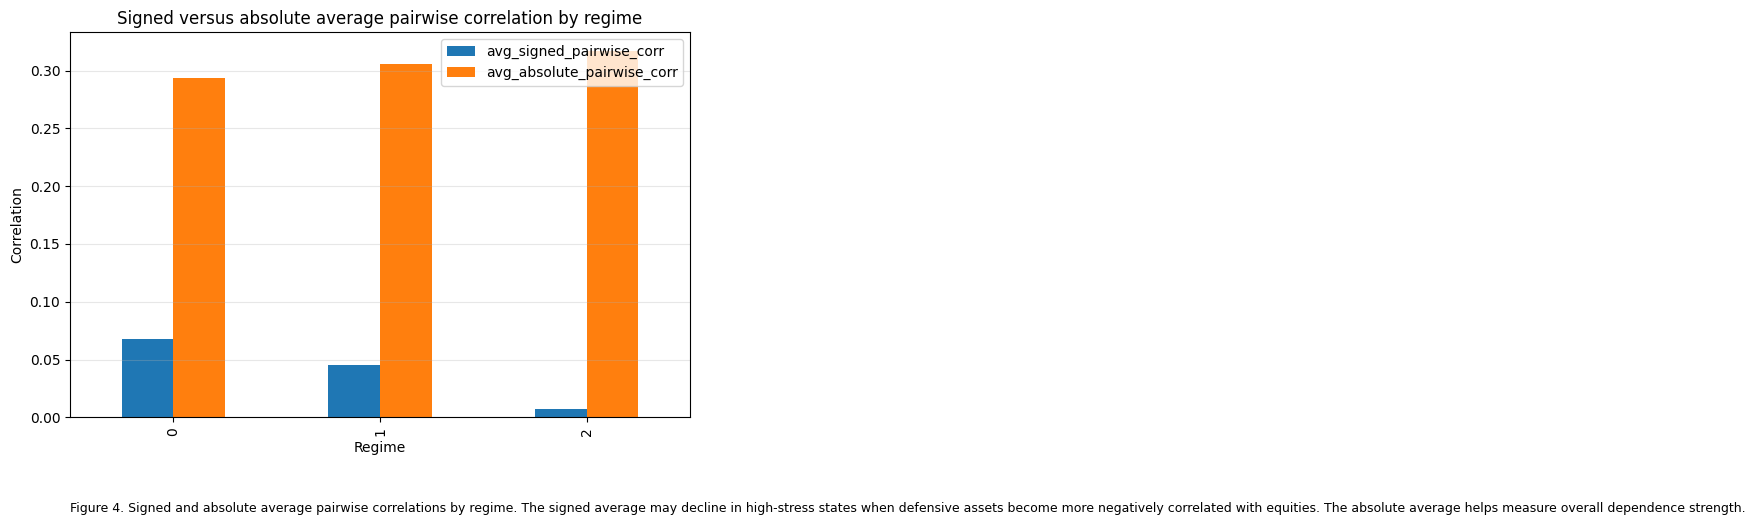
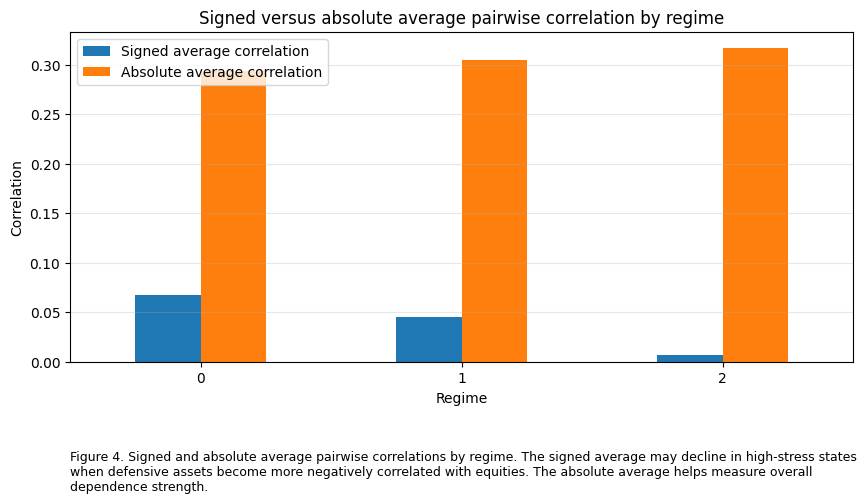
The notebook cell's code change between the first figure and the second:
--- before
+++ after
@@ -3,5 +3,5 @@
 ]
 
-fig, ax = plt.subplots(figsize=(8, 5))
+fig, ax = plt.subplots(figsize=(9, 5.5))
 
 dependence_plot.plot(kind="bar", ax=ax)
@@ -10,6 +10,10 @@
 ax.set_xlabel("Regime")
 ax.set_ylabel("Correlation")
+ax.tick_params(axis="x", rotation=0)
 ax.grid(True, axis="y", alpha=0.3)
-ax.legend(loc="upper right")
+ax.legend(
+    labels=["Signed average correlation", "Absolute average correlation"],
+    loc="upper left",
+)
 
 caption = (
@@ -19,15 +23,20 @@
 )
 
-ax.text(
-    0.0,
-    -0.22,
+fig.subplots_adjust(bottom=0.28, left=0.10, right=0.97, top=0.88)
+
+fig.text(
+    0.10,
+    0.04,
     caption,
-    transform=ax.transAxes,
     ha="left",
-    va="top",
+    va="bottom",
     fontsize=9,
+    wrap=True,
 )
 
-fig.tight_layout()
-fig.savefig(FIGURE_DIR / "03_regime_dependence_summary.png", dpi=150, bbox_inches="tight")
+fig.savefig(
+    FIGURE_DIR / "03_regime_dependence_summary.png",
+    dpi=150,
+    bbox_inches="tight",
+)
 plt.show()

Commit: Stabilize regime detection and dependence diagnostics